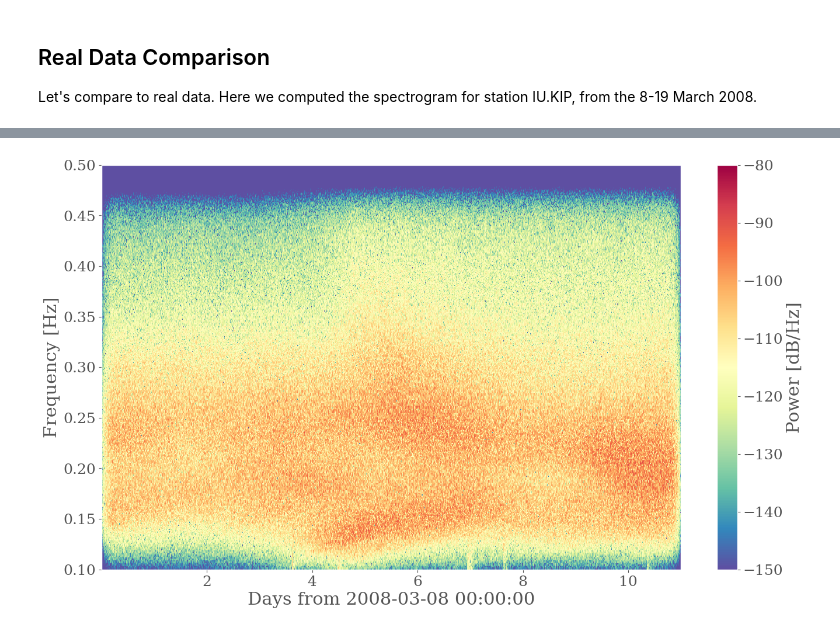
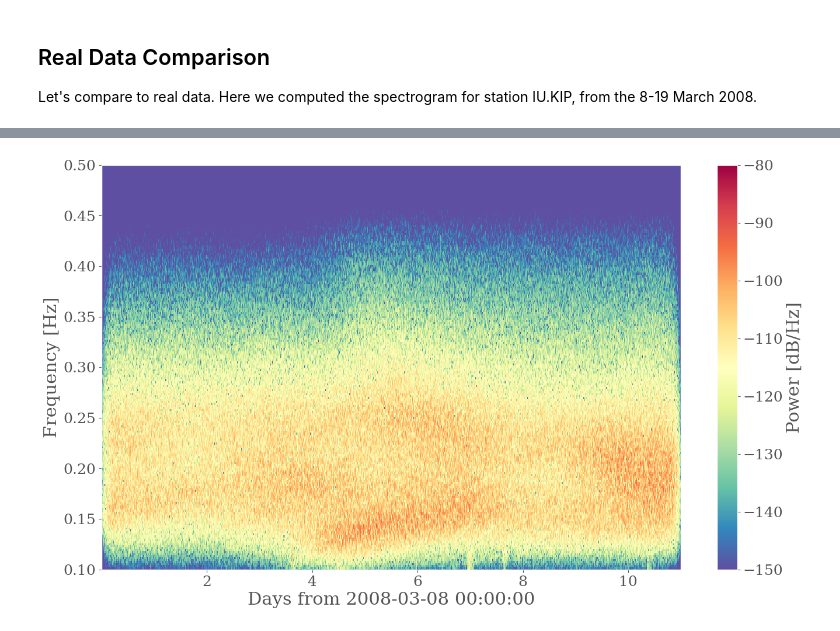
Before and after one commit to lystom/WMSAN, a Jupyter notebook: RAYLEIGH/spectrograms.ipynb, the cells around one changed output, grey strips where cells are left out. Cells and saved outputs as stored; diff of their text form; code cells hidden in the pictures.

```diff
--- a/RAYLEIGH/spectrograms.ipynb
+++ b/RAYLEIGH/spectrograms.ipynb
@@ -103,0 +97,11 @@ IU.KIP.00.LHZ | 2008-03-08T00:00:00.385600Z - 2008-03-18T23:59:59.385600Z | 1.0
+# %%
+st.plot()
+
+new_st = st.copy()
+new_st.remove_response()
+new_st.detrend()
+new_st = new_st.resample(1)
+#new_st.resample(1.)
+tr_filt = new_st[0].copy()
+tr_filt.filter('bandpass', freqmin=0.1, freqmax=1., corners=2, zerophase=True)  # Filter in Secondary Microseisms Frequency Range
+tr_filt.plot()
@@ -104,21 +112,22 @@ IU.KIP.00.LHZ | 2008-03-08T00:00:00.385600Z - 2008-03-18T23:59:59.385600Z | 1.0
 # %%
 ## Plot
 
 import matplotlib.mlab as mlab
-dt = st[0].stats.sampling_rate
-npts = st[0].stats.npts
+dt = tr_filt.stats.sampling_rate
+npts = tr_filt.stats.npts
 fe = 1/dt
-nfft = 2**10
+
+nfft = 2**9
 noverlap = nfft//2
 # Spectrogram
 (Px, freq, t) = mlab.specgram(tr_filt.data, Fs=fe, NFFT=nfft, noverlap=noverlap)
 
 plt.figure(figsize=(16,9))
 plt.pcolormesh(t/3600/24, freq, 10*np.log10(Px), shading='auto', cmap='Spectral_r', vmin = -150, vmax = -80)
 plt.colorbar(label='Power [dB/Hz]')
 plt.ylim(0.1, 0.5)
 plt.ylabel('Frequency [Hz]')
 plt.xlabel('Days from {}'.format(t1.datetime))
 plt.savefig("spectrogram_KIP_real.png", dpi=350, bbox_inches='tight')
 # %% [output]
-[figure, old version]
+[figure, new version]
```
Also changed, not shown: parts of 3 cells of this notebook, 2 other files.
